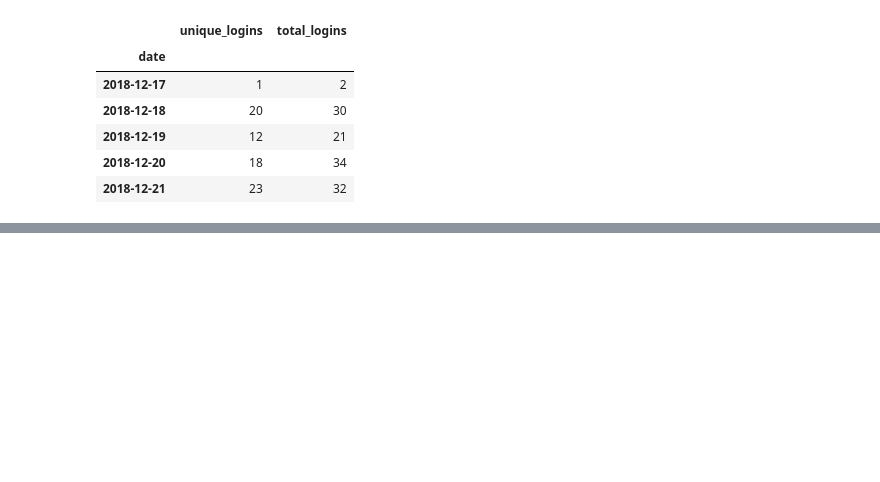
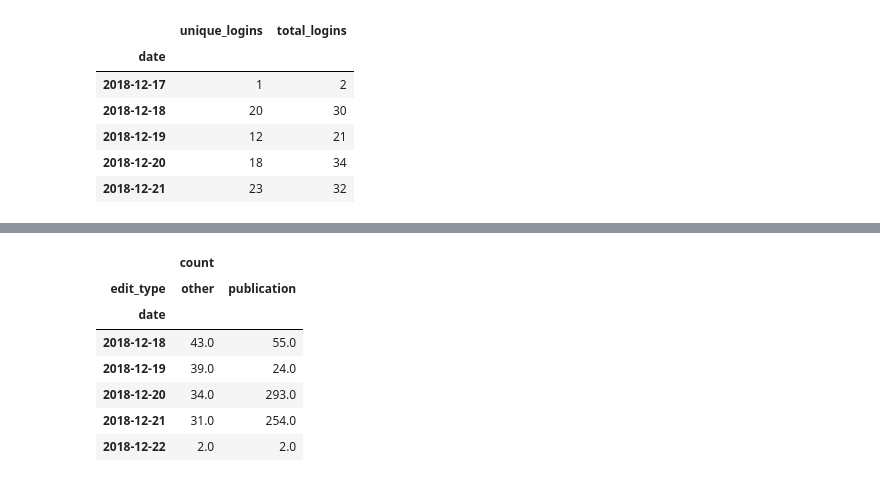
Before and after one commit to sdmccaul/rab-far_integration, a Jupyter notebook: vivo_log_analysis.ipynb, the cells around one changed output, grey strips where cells are left out. Drawn from its saved outputs; the diff is of its cells as text; code cells hidden in the pictures; blank space fills up the shorter version.

```diff
--- a/vivo_log_analysis.ipynb
+++ b/vivo_log_analysis.ipynb
@@ -99,0 +142,13 @@ df.plot()
+# %%
+df_edits.set_index('edit_type', append=True, drop=True, inplace=True)
+df_edits = df_edits.groupby(['date','edit_type']).sum().unstack()
+df_edits.head()
+# %% [output]
+|  | count |  |
+| edit_type | other | publication |
+| date |  |  |
+| 2018-12-18 | 43.0 | 55.0 |
+| 2018-12-19 | 39.0 | 24.0 |
+| 2018-12-20 | 34.0 | 293.0 |
+| 2018-12-21 | 31.0 | 254.0 |
+| 2018-12-22 | 2.0 | 2.0 |
```
Also changed, not shown: parts of 15 cells of this notebook, 1 other file.
